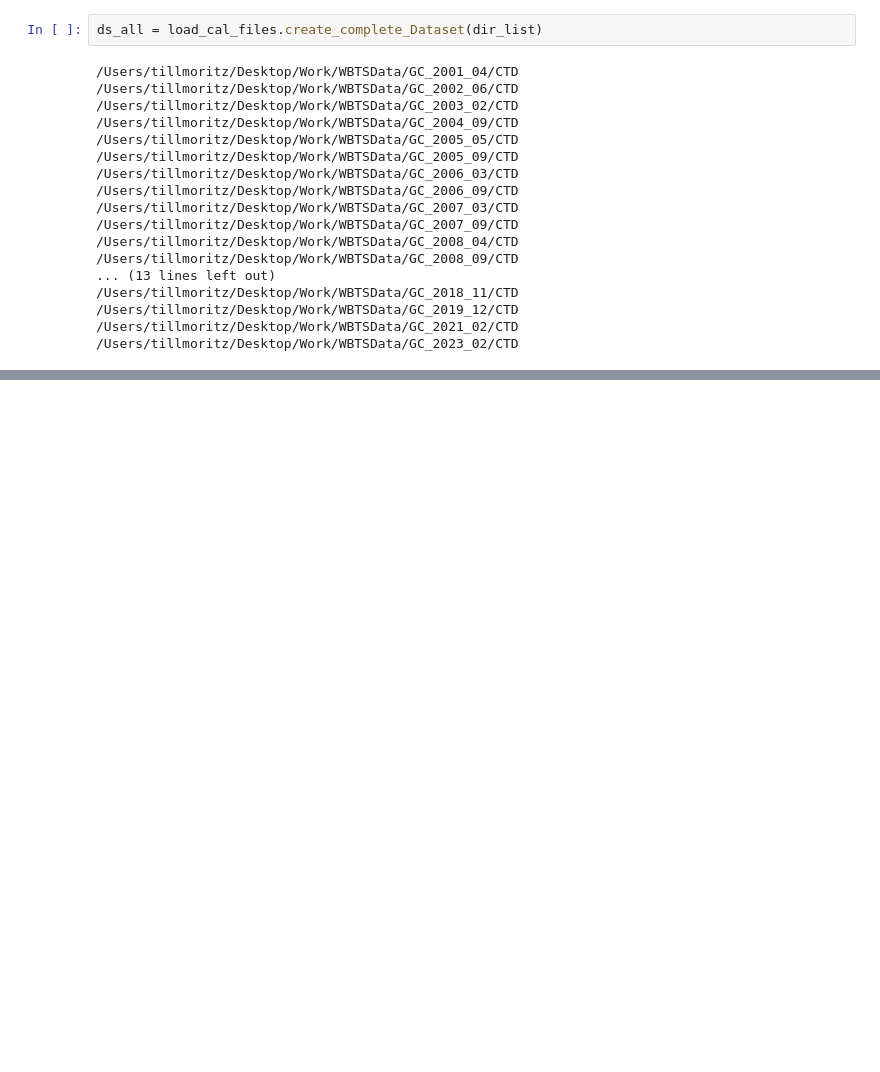
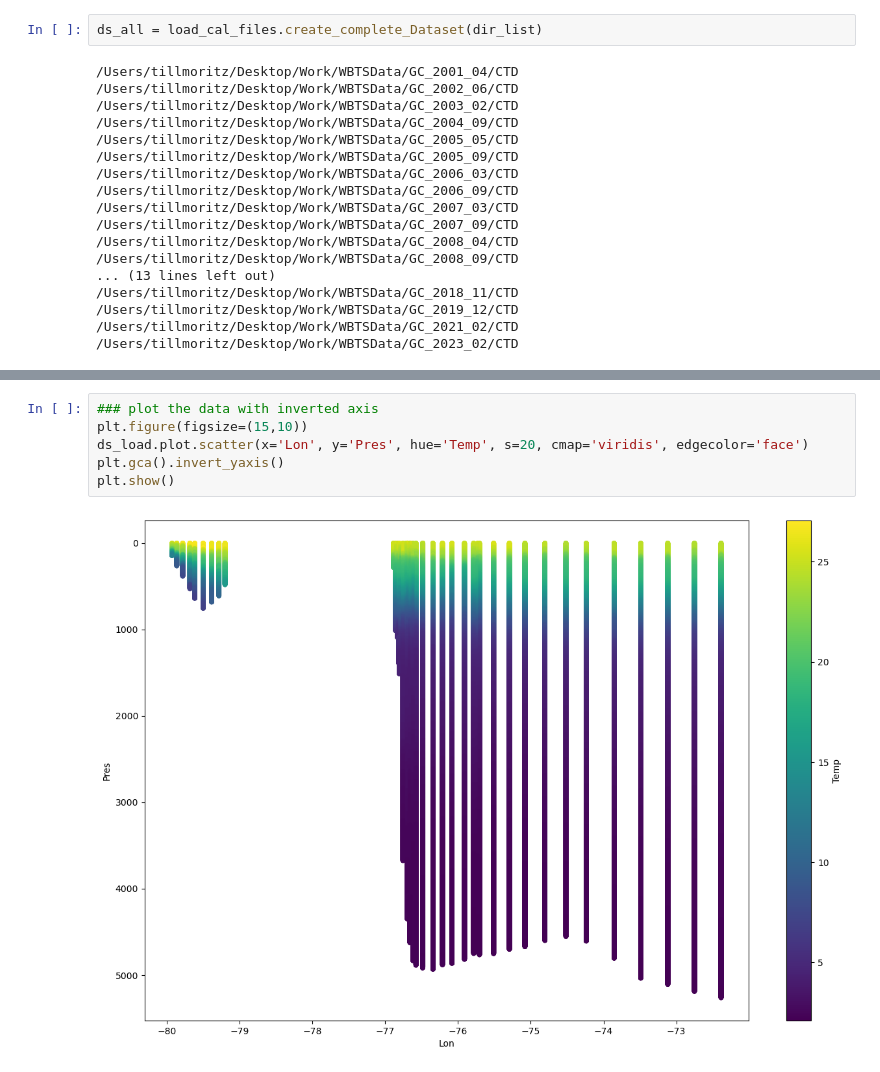
Before and after one commit to tillmrtz/WBTSdatafork, a Jupyter notebook: notebooks/load_CTD_data.ipynb, the cells around one changed output, grey strips where cells are left out. Drawn from its saved outputs; the diff is of its cells as text; blank space fills up the shorter version.

```diff
--- a/notebooks/load_CTD_data.ipynb
+++ b/notebooks/load_CTD_data.ipynb
@@ -95,3 +101,11 @@ Data variables:
+# %%
+### plot the data with inverted axis
+plt.figure(figsize=(15,10))
+ds_load.plot.scatter(x='Lon', y='Pres', hue='Temp', s=20, cmap='viridis', edgecolor='face')
+plt.gca().invert_yaxis()
+plt.show()
+# %% [output]
+[figure, added]
 # %%
 ### plot the data with inverted axis
 plt.figure(figsize=(15,10))
```
Also changed, not shown: parts of 11 cells of this notebook, 2 other files.
